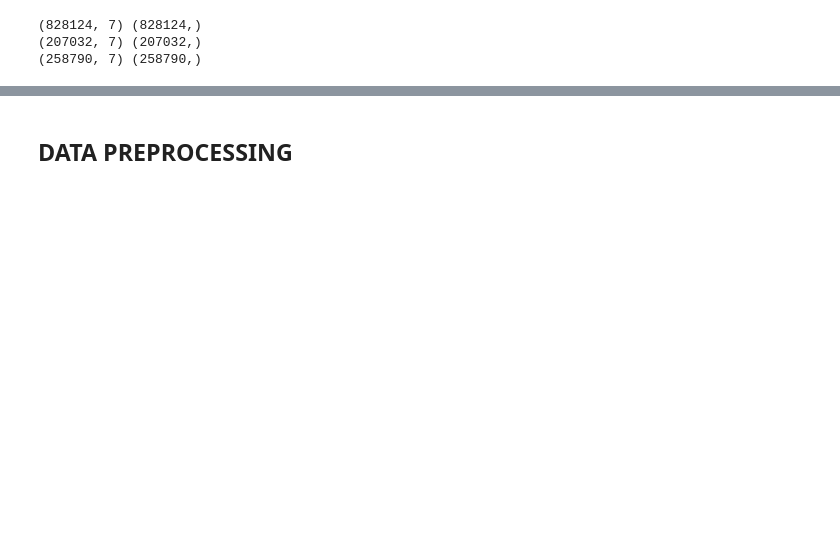
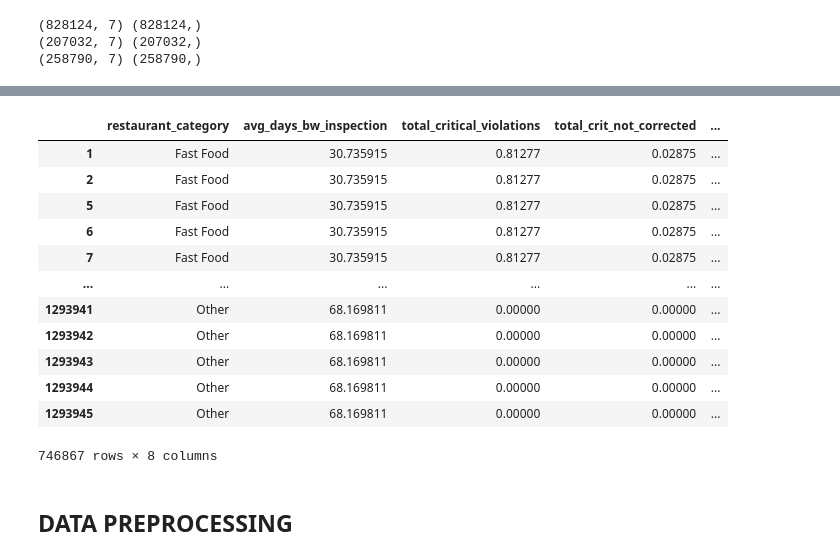
Before and after one commit to bringesh2001/Food-Borne-Illness-prediction-in-NewYork-Restaurants, a Jupyter notebook: Notebooks/Mt.ipynb, the cells around one changed output, grey strips where cells are left out. Cells and saved outputs as stored; diff of their text form; code cells hidden in the pictures; blank space fills up the shorter version.

```diff
--- a/Notebooks/Mt.ipynb
+++ b/Notebooks/Mt.ipynb
@@ -116,3 +132,19 @@ memory usage: 50.5+ MB
+# %%
+mld[mld.duplicated() ==True]
+# %% [output]
+|  | restaurant_category | avg_days_bw_inspection | total_critical_violations | total_crit_not_corrected | ... |
+| 1 | Fast Food | 30.735915 | 0.81277 | 0.02875 | ... |
+| 2 | Fast Food | 30.735915 | 0.81277 | 0.02875 | ... |
+| 5 | Fast Food | 30.735915 | 0.81277 | 0.02875 | ... |
+| 6 | Fast Food | 30.735915 | 0.81277 | 0.02875 | ... |
+| 7 | Fast Food | 30.735915 | 0.81277 | 0.02875 | ... |
+| ... | ... | ... | ... | ... | ... |
+| 1293941 | Other | 68.169811 | 0.00000 | 0.00000 | ... |
+| 1293942 | Other | 68.169811 | 0.00000 | 0.00000 | ... |
+| 1293943 | Other | 68.169811 | 0.00000 | 0.00000 | ... |
+| 1293944 | Other | 68.169811 | 0.00000 | 0.00000 | ... |
+| 1293945 | Other | 68.169811 | 0.00000 | 0.00000 | ... |
+746867 rows × 8 columns
 # %% [markdown]
 ## DATA PREPROCESSING
 # %%
```
Also changed, not shown: parts of 49 cells of this notebook.
